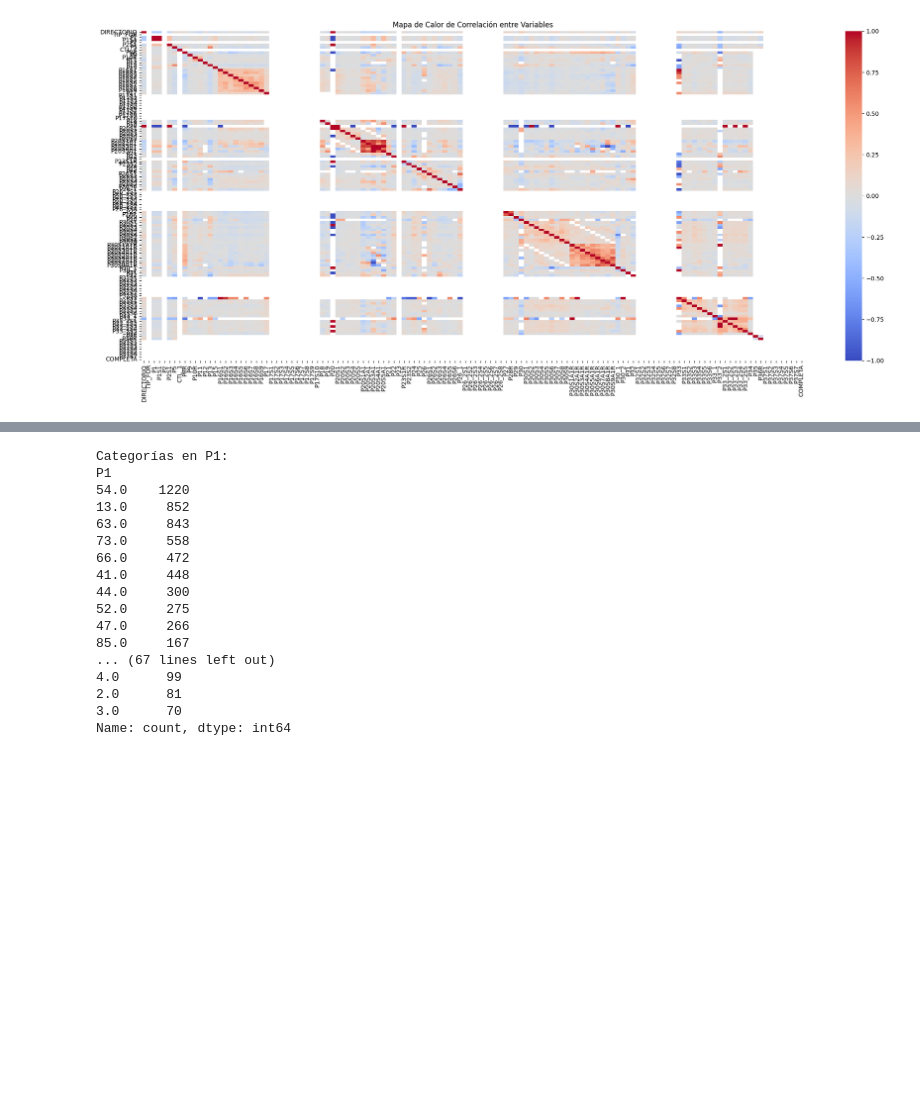
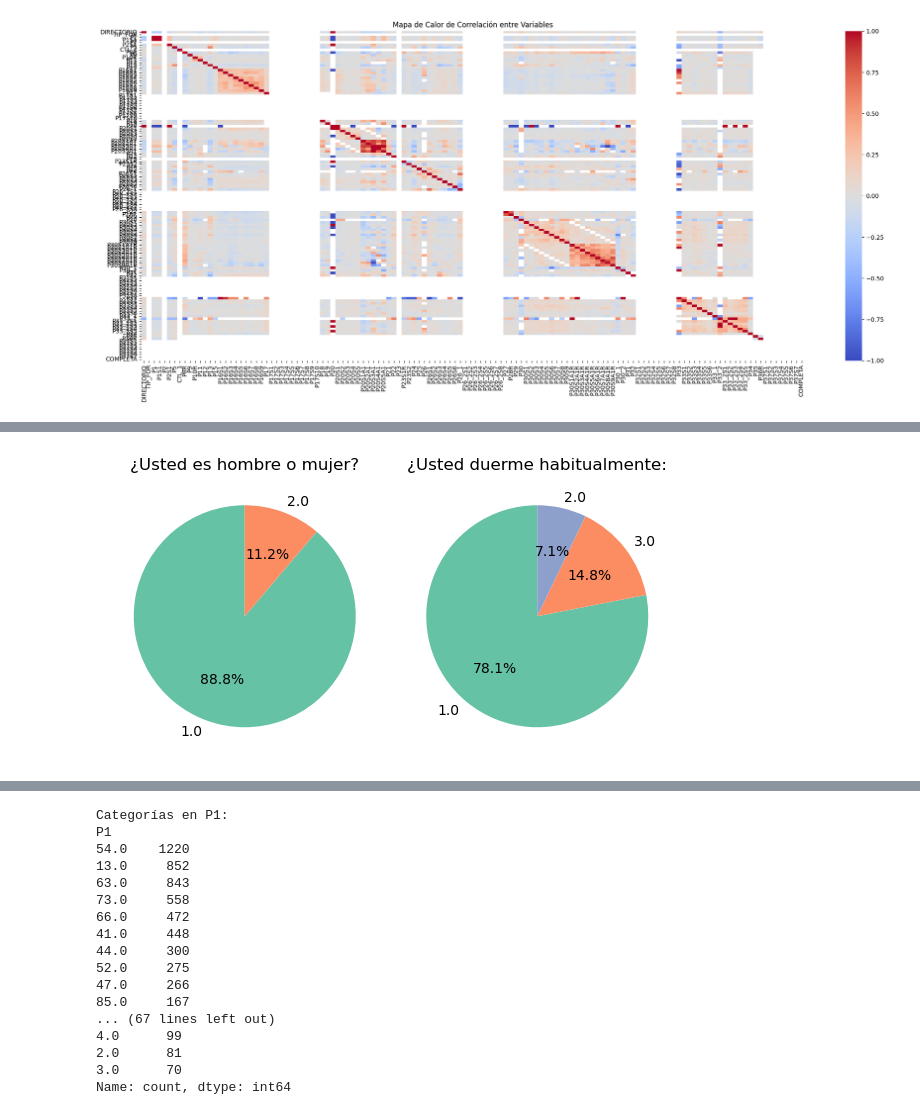
Before and after one commit to Dsharlie/PROYECTO-ANP-GRUPO-27, a Jupyter notebook: Código/descriptivo.ipynb, the cells around one changed output, grey strips where cells are left out. Drawn from its saved outputs; the diff is of its cells as text; code cells hidden in the pictures; blank space fills up the shorter version.

```diff
--- a/Código/descriptivo.ipynb
+++ b/Código/descriptivo.ipynb
@@ -149,0 +151,30 @@ plt.show()
+# %%
+import matplotlib.pyplot as plt
+import seaborn as sns
+import pandas as pd
+
+# Variables y sus títulos
+variables = [ ('P9', '¿Usted es hombre o mujer?'),
+              ('P13', '¿Usted duerme habitualmente:')]
+
+# Crear una figura con subplots
+fig, axes = plt.subplots(nrows=1, ncols=2, figsize=(6, 10))
+axes = axes.flatten()
+
+# Iterar sobre las variables para crear gráficos de torta
+for i, (var, titulo) in enumerate(variables):
+    # Contar las frecuencias de cada categoría
+    counts = df[var].value_counts()
+    labels = counts.index
+    sizes = counts.values
+
+    # Crear gráfico de torta con colores más fuertes
+    axes[i].pie(sizes, labels=labels, autopct='%1.1f%%', startangle=90,
+                colors=sns.color_palette("Set2"))
+    axes[i].set_title(titulo)
+
+# Ajustar el diseño para evitar sobreposiciones
+plt.tight_layout()
+plt.show()
+# %% [output]
+[figure, added]
```
Also changed, not shown: parts of 5 cells of this notebook, 6 other files.
